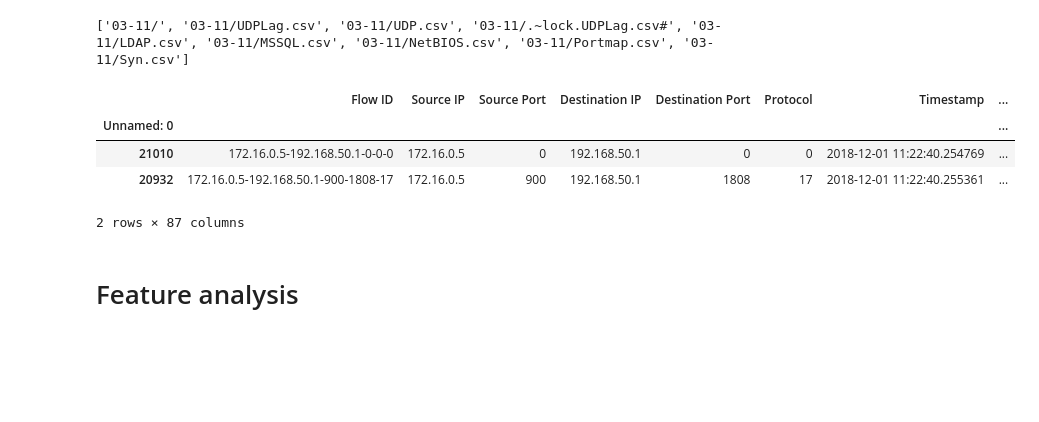
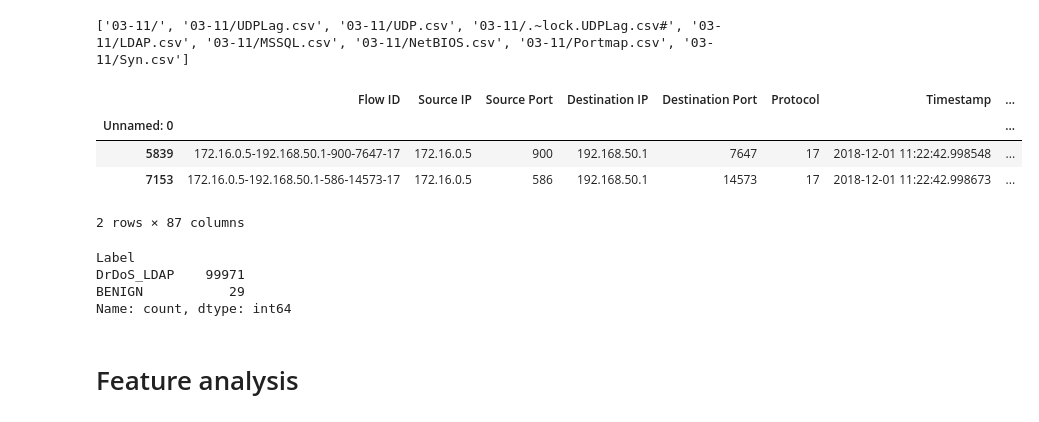
Before and after one commit to Alex1iv/DDoS-Identification, a Jupyter notebook: notebooks/ddos.ipynb, the cells around one changed output. Saved outputs shown, nothing was run; the diff lists cells and outputs as text; code cells hidden in the pictures; blank space fills up the shorter version.

```diff
--- a/notebooks/ddos.ipynb
+++ b/notebooks/ddos.ipynb
@@ -90,23 +90,27 @@ with ZipFile(path_data + archive) as myzip:
 # %%
 # remove spaces from feature names
 import re
-rename_dic = dict()
+#rename_dic = dict()
 
 
 with ZipFile(path_data+'CSV-01-12.zip') as myzip, myzip.open('01-12/DrDoS_LDAP.csv', 'r') as myfile:
     # list available files in the container
     #print(myzip.namelist())
-    df = pd.read_csv(myfile, index_col='Unnamed: 0', nrows=1e5, low_memory=False)
+    df = pd.read_csv(myfile, index_col='Unnamed: 0', low_memory=False,
+                     nrows=1e5, skiprows=range(1, 10000))
 
-for i in df.columns:
-    rename_dic[i] = re.sub('^\s+|\s+$/g', "", i)
-df.rename(columns=rename_dic, inplace=True)
+# for i in df.columns:
+#     rename_dic[i] = re.sub('^\s+|\s+$/g', "", i)
+# df.rename(columns=rename_dic, inplace=True)
+df.columns = [re.sub('^\s+|\s+$/g', "", col) for col in df.columns]
+
+df.sort_values(by='Timestamp', inplace=True)
 
 #df.columns
 df.head(2)
 # %% [output]
 |  | Flow ID | Source IP | Source Port | Destination IP | Destination Port | Protocol | Timestamp | ... |
 | Unnamed: 0 |  |  |  |  |  |  |  | ... |
-| 21010 | 172.16.0.5-192.168.50.1-0-0-0 | 172.16.0.5 | 0 | 192.168.50.1 | 0 | 0 | 2018-12-01 11:22:40.254769 | ... |
-| 20932 | 172.16.0.5-192.168.50.1-900-1808-17 | 172.16.0.5 | 900 | 192.168.50.1 | 1808 | 17 | 2018-12-01 11:22:40.255361 | ... |
+| 5839 | 172.16.0.5-192.168.50.1-900-7647-17 | 172.16.0.5 | 900 | 192.168.50.1 | 7647 | 17 | 2018-12-01 11:22:42.998548 | ... |
+| 7153 | 172.16.0.5-192.168.50.1-586-14573-17 | 172.16.0.5 | 586 | 192.168.50.1 | 14573 | 17 | 2018-12-01 11:22:42.998673 | ... |
 2 rows × 87 columns
@@ -113,3 +119,10 @@ df.head(2)
+# %%
+df['Label'].value_counts()
+# %% [output]
+Label
+DrDoS_LDAP    99971
+BENIGN           29
+Name: count, dtype: int64
 # %%
 # with ZipFile(path_data + archive) as myzip, myzip.open('03-11/Portmap.csv', 'r') as myfile: #'01-12/DrDoS_LDAP.csv'
 #     df1 = pd.read_csv(myfile, nrows=10, low_memory=False);#,index_col='Unnamed: 0'
```
Also changed, not shown: parts of 17 cells of this notebook.
